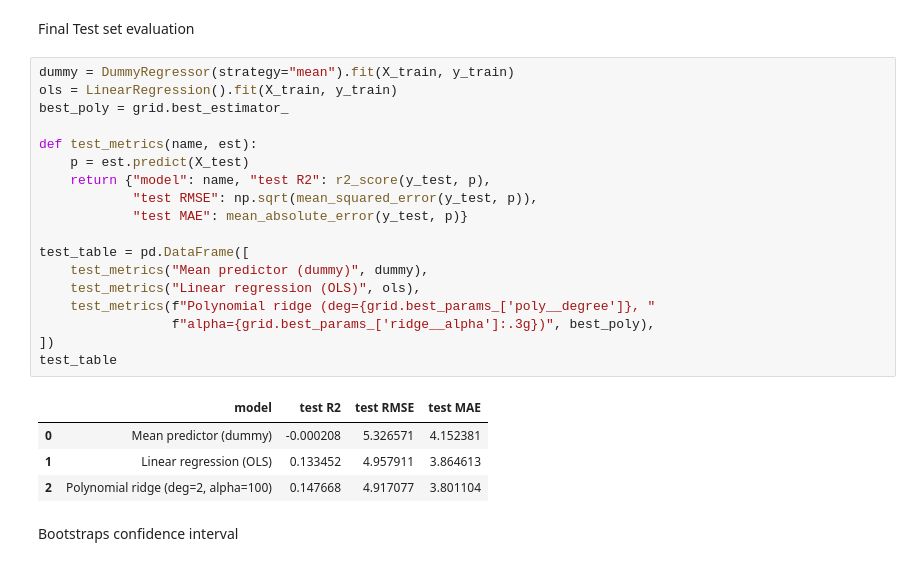
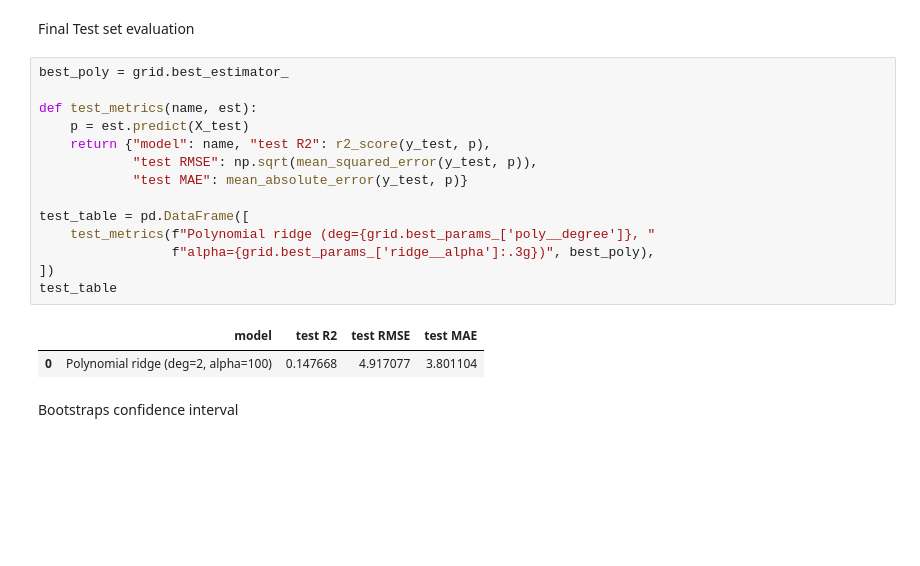
Before and after one commit to May-hk/lab-test-prediction, a Jupyter notebook: polynomial_regression.ipynb, the cells around one changed output. Drawn from its saved outputs; the diff is of its cells as text; blank space fills up the shorter version.

```diff
--- a/polynomial_regression.ipynb
+++ b/polynomial_regression.ipynb
@@ -251,28 +251,22 @@ plt.tight_layout(); plt.show()
 # %% [markdown]
 Final Test set evaluation
 # %%
-dummy = DummyRegressor(strategy="mean").fit(X_train, y_train)
-ols = LinearRegression().fit(X_train, y_train)
 best_poly = grid.best_estimator_
 
 def test_metrics(name, est):
     p = est.predict(X_test)
     return {"model": name, "test R2": r2_score(y_test, p),
             "test RMSE": np.sqrt(mean_squared_error(y_test, p)),
             "test MAE": mean_absolute_error(y_test, p)}
 
 test_table = pd.DataFrame([
-    test_metrics("Mean predictor (dummy)", dummy),
-    test_metrics("Linear regression (OLS)", ols),
     test_metrics(f"Polynomial ridge (deg={grid.best_params_['poly__degree']}, "
                  f"alpha={grid.best_params_['ridge__alpha']:.3g})", best_poly),
 ])
 test_table
 # %% [output]
 |  | model | test R2 | test RMSE | test MAE |
-| 0 | Mean predictor (dummy) | -0.000208 | 5.326571 | 4.152381 |
-| 1 | Linear regression (OLS) | 0.133452 | 4.957911 | 3.864613 |
-| 2 | Polynomial ridge (deg=2, alpha=100) | 0.147668 | 4.917077 | 3.801104 |
+| 0 | Polynomial ridge (deg=2, alpha=100) | 0.147668 | 4.917077 | 3.801104 |
 # %% [markdown]
 Bootstraps confidence interval
 # %%
```
Also changed, not shown: parts of 4 cells of this notebook, 1 other file.
